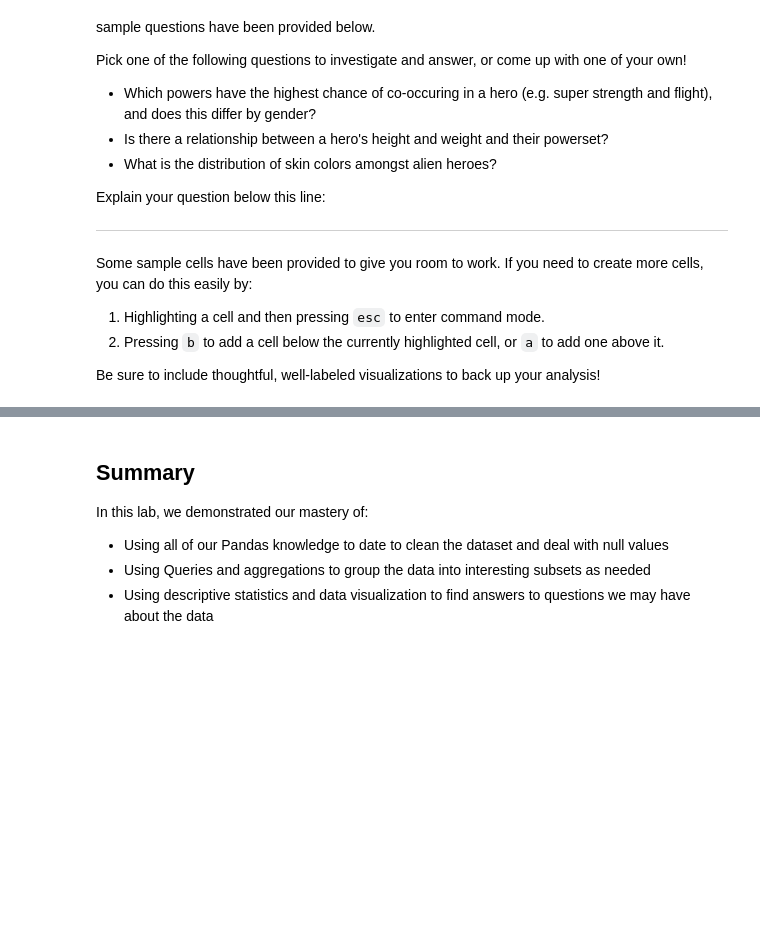
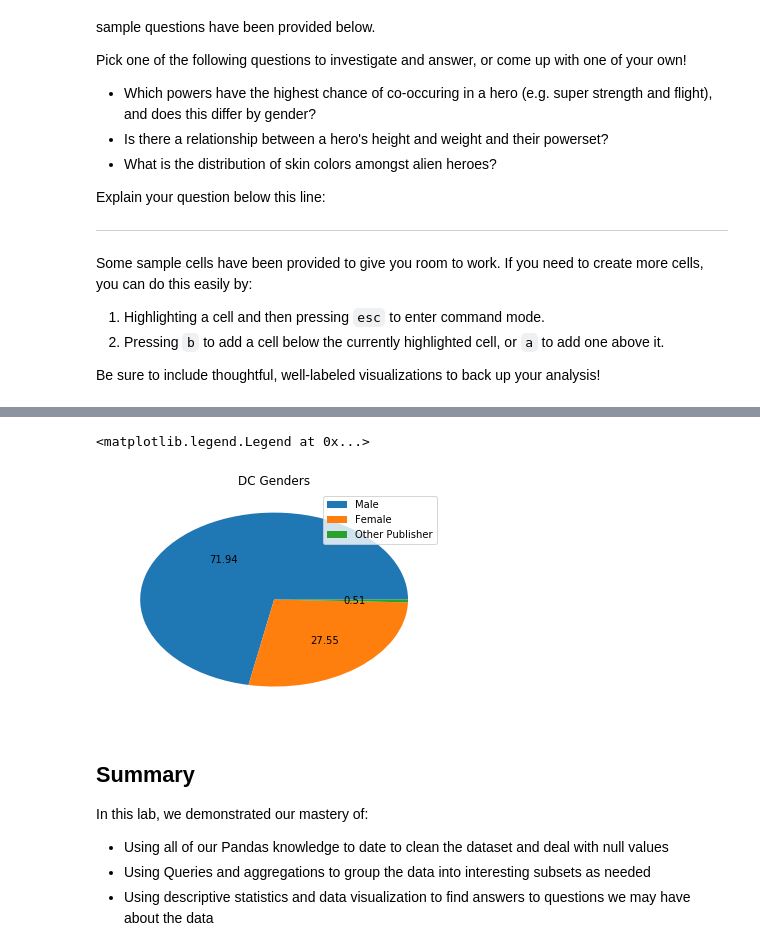
Before and after one commit to MissAle17/dsc-1-04-13-project-data-cleaning-online-ds-sp-000, a Jupyter notebook: index.ipynb, the cells around one changed output, grey strips where cells are left out. Saved outputs shown, nothing was run; the diff lists cells and outputs as text; code cells hidden in the pictures; blank space fills up the shorter version.

```diff
--- a/index.ipynb
+++ b/index.ipynb
@@ -501,0 +424,3 @@ top_power(top_marvel,10)
+# %%
+dc_data = clean_hero[clean_hero['Publisher']=='DC Comics']
+dc_data.head()
@@ -501,0 +434,3 @@ top_power(top_marvel,10)
+# %%
+dc_data = dc_data.sort_values(by='no_of_powers', ascending=False)
+dc_data[:5]
@@ -532,3 +496,10 @@ Be sure to include thoughtful, well-labeled visualizations to back up your analy
+# %%
+plt.pie(dc_distribution, autopct='%.2f')
+plt.title("DC Genders")
+plt.legend(dc_gender)
+# %% [output]
+<matplotlib.legend.Legend at 0x...>
+[figure, added]
 # %% [markdown]
 ## Summary
 
```
Also changed, not shown: parts of 60 cells of this notebook.
